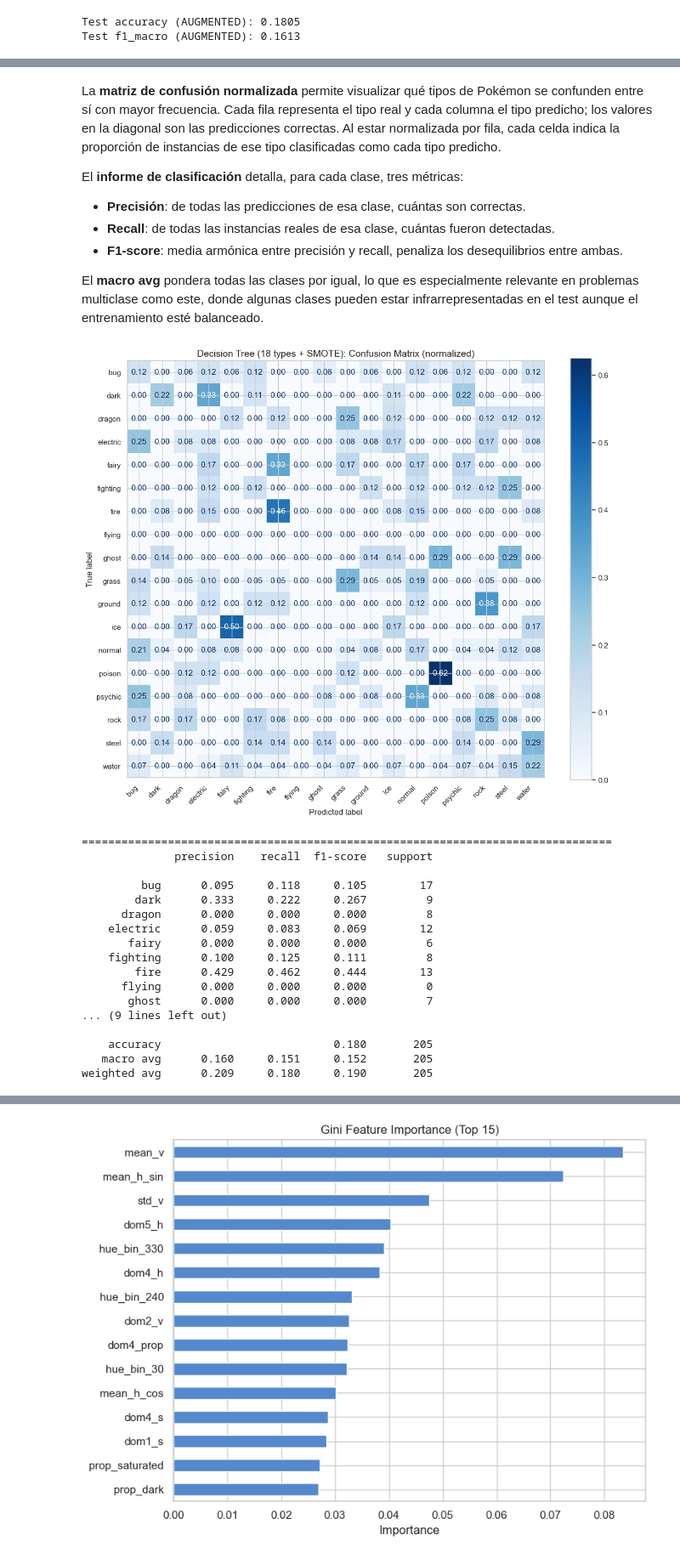
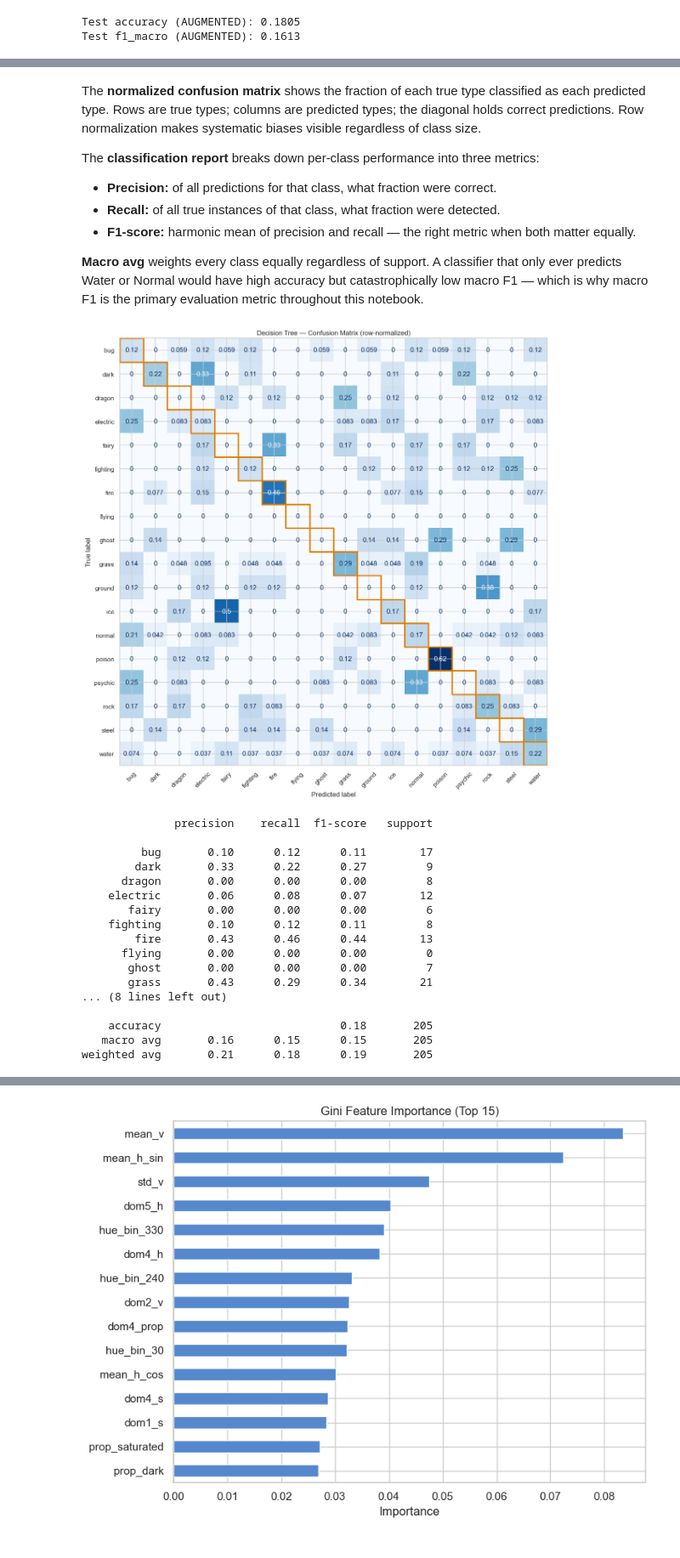
Before and after one commit to JuanDiegoGallego/mlx, a Jupyter notebook: notebooks/1_decision_tree_augmented.ipynb, the cells around one changed output, grey strips where cells are left out. Shown at 85% size. Cells and saved outputs as stored; diff of their text form; code cells hidden in the pictures.

```diff
--- a/notebooks/1_decision_tree_augmented.ipynb
+++ b/notebooks/1_decision_tree_augmented.ipynb
@@ -274,56 +282,35 @@ Test f1_macro (AUGMENTED): 0.1613
 # %% [markdown]
-La **matriz de confusión normalizada** permite visualizar qué tipos de Pokémon se confunden entre sí con mayor frecuencia. Cada fila representa el tipo real y cada columna el tipo predicho; los valores en la diagonal son las predicciones correctas. Al estar normalizada por fila, cada celda indica la proporción de instancias de ese tipo clasificadas como cada tipo predicho.
+The **normalized confusion matrix** shows the fraction of each true type classified as each predicted type. Rows are true types; columns are predicted types; the diagonal holds correct predictions. Row normalization makes systematic biases visible regardless of class size.
 
-El **informe de clasificación** detalla, para cada clase, tres métricas:
-- **Precisión**: de todas las predicciones de esa clase, cuántas son correctas.
-- **Recall**: de todas las instancias reales de esa clase, cuántas fueron detectadas.
-- **F1-score**: media armónica entre precisión y recall, penaliza los desequilibrios entre ambas.
+The **classification report** breaks down per-class performance into three metrics:
+- **Precision:** of all predictions for that class, what fraction were correct.
+- **Recall:** of all true instances of that class, what fraction were detected.
+- **F1-score:** harmonic mean of precision and recall — the right metric when both matter equally.
 
-El **macro avg** pondera todas las clases por igual, lo que es especialmente relevante en problemas multiclase como este, donde algunas clases pueden estar infrarrepresentadas en el test aunque el entrenamiento esté balanceado.
+**Macro avg** weights every class equally regardless of support. A classifier that only ever predicts Water or Normal would have high accuracy but catastrophically low macro F1 — which is why macro F1 is the primary evaluation metric throughout this notebook.
 # %%
-# Create confusion matrix with all 18 classes explicitly
-from sklearn.metrics import confusion_matrix
-
-all_labels = sorted(int_to_type.keys())
-cm = confusion_matrix(y_test, y_pred, labels=all_labels, normalize="true")
-
-fig, ax = plt.subplots(figsize=(12, 10))
-disp = ConfusionMatrixDisplay(
-    confusion_matrix=cm,
-    display_labels=[int_to_type[i] for i in all_labels]
-)
-disp.plot(ax=ax, cmap="Blues", values_format=".2f")
-ax.set_title("Decision Tree (18 types + SMOTE): Confusion Matrix (normalized)", fontsize=14)
-plt.xticks(rotation=45, ha="right")
-plt.yticks(rotation=0)
-plt.tight_layout()
+fig, ax = plt.subplots(figsize=(14, 12))
+common.plot_confusion_matrix(y_test, y_pred, int_to_type,
+                              title="Decision Tree — Confusion Matrix (row-normalized)", ax=ax)
 plt.show()
-
-print("\n" + "="*80)
-print(classification_report(
-    y_test, y_pred,
-    target_names=[int_to_type[i] for i in all_labels],
-    labels=all_labels,
-    digits=3,
-    zero_division=0
-))
+common.print_classification_report(y_test, y_pred, int_to_type)
 # %% [output]
-[figure, old version]
+[figure, new version]
-================================================================================
               precision    recall  f1-score   support
 
-         bug      0.095     0.118     0.105        17
-        dark      0.333     0.222     0.267         9
-      dragon      0.000     0.000     0.000         8
-    electric      0.059     0.083     0.069        12
-       fairy      0.000     0.000     0.000         6
-    fighting      0.100     0.125     0.111         8
-        fire      0.429     0.462     0.444        13
-      flying      0.000     0.000     0.000         0
-       ghost      0.000     0.000     0.000         7
-... (9 lines left out)
+         bug       0.10      0.12      0.11        17
+        dark       0.33      0.22      0.27         9
+      dragon       0.00      0.00      0.00         8
+    electric       0.06      0.08      0.07        12
+       fairy       0.00      0.00      0.00         6
+    fighting       0.10      0.12      0.11         8
+        fire       0.43      0.46      0.44        13
+      flying       0.00      0.00      0.00         0
+       ghost       0.00      0.00      0.00         7
+       grass       0.43      0.29      0.34        21
+... (8 lines left out)
 
-    accuracy                          0.180       205
-   macro avg      0.160     0.151     0.152       205
-weighted avg      0.209     0.180     0.190       205
+    accuracy                           0.18       205
+   macro avg       0.16      0.15      0.15       205
+weighted avg       0.21      0.18      0.19       205
 # %% [markdown]
```
Also changed, not shown: parts of 33 cells of this notebook.
